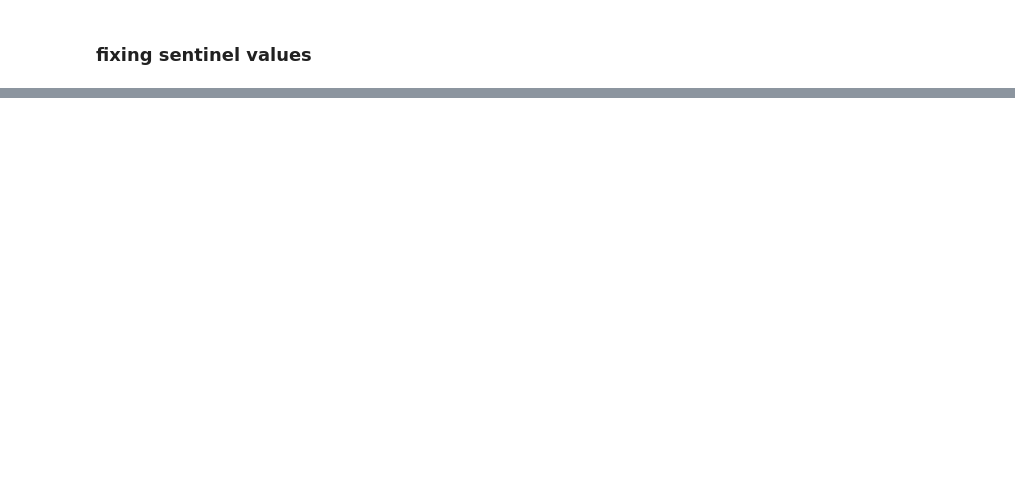
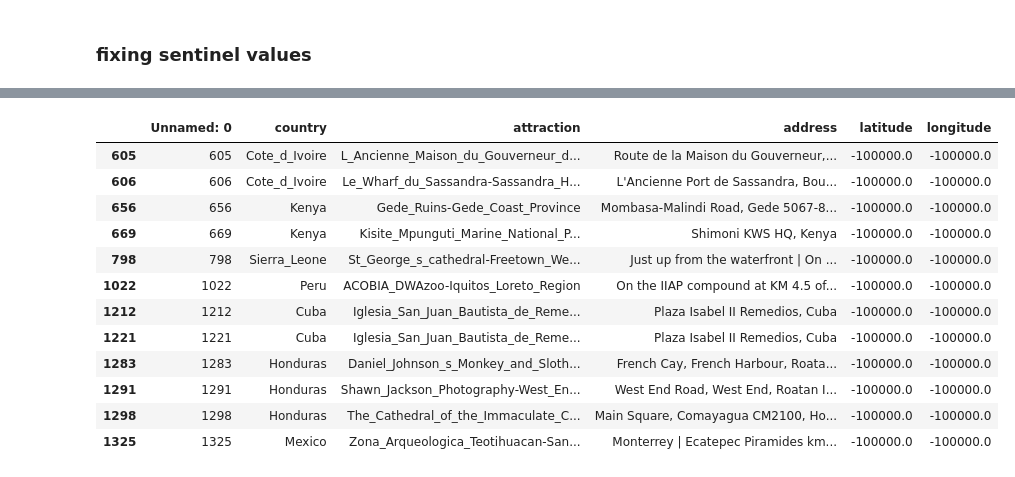
Before and after one commit to iglee/outrunJulesVerne, a Jupyter notebook: 2D_Map_of_the_World.ipynb, the cells around one changed output, grey strips where cells are left out. Drawn from its saved outputs; the diff is of its cells as text; code cells hidden in the pictures; blank space fills up the shorter version.

```diff
--- a/2D_Map_of_the_World.ipynb
+++ b/2D_Map_of_the_World.ipynb
@@ -174,0 +241,18 @@ df.to_csv('data/lat_log.csv')
+# %%
+df2 = pd.read_csv('data/lat_log.csv')
+# %%
+df2[df2.latitude == -100000]
+# %% [output]
+|  | Unnamed: 0 | country | attraction | address | latitude | longitude |
+| 605 | 605 | Cote_d_Ivoire | L_Ancienne_Maison_du_Gouverneur_d... | Route de la Maison du Gouverneur,... | -100000.0 | -100000.0 |
+| 606 | 606 | Cote_d_Ivoire | Le_Wharf_du_Sassandra-Sassandra_H... | L'Ancienne Port de Sassandra, Bou... | -100000.0 | -100000.0 |
+| 656 | 656 | Kenya | Gede_Ruins-Gede_Coast_Province | Mombasa-Malindi Road, Gede 5067-8... | -100000.0 | -100000.0 |
+| 669 | 669 | Kenya | Kisite_Mpunguti_Marine_National_P... | Shimoni KWS HQ, Kenya | -100000.0 | -100000.0 |
+| 798 | 798 | Sierra_Leone | St_George_s_cathedral-Freetown_We... | Just up from the waterfront | On ... | -100000.0 | -100000.0 |
+| 1022 | 1022 | Peru | ACOBIA_DWAzoo-Iquitos_Loreto_Region | On the IIAP compound at KM 4.5 of... | -100000.0 | -100000.0 |
+| 1212 | 1212 | Cuba | Iglesia_San_Juan_Bautista_de_Reme... | Plaza Isabel II Remedios, Cuba | -100000.0 | -100000.0 |
+| 1221 | 1221 | Cuba | Iglesia_San_Juan_Bautista_de_Reme... | Plaza Isabel II Remedios, Cuba | -100000.0 | -100000.0 |
+| 1283 | 1283 | Honduras | Daniel_Johnson_s_Monkey_and_Sloth... | French Cay, French Harbour, Roata... | -100000.0 | -100000.0 |
+| 1291 | 1291 | Honduras | Shawn_Jackson_Photography-West_En... | West End Road, West End, Roatan I... | -100000.0 | -100000.0 |
+| 1298 | 1298 | Honduras | The_Cathedral_of_the_Immaculate_C... | Main Square, Comayagua CM2100, Ho... | -100000.0 | -100000.0 |
+| 1325 | 1325 | Mexico | Zona_Arqueologica_Teotihuacan-San... | Monterrey | Ecatepec Piramides km... | -100000.0 | -100000.0 |
```
Also changed, not shown: parts of 16 cells of this notebook, 2 other files.
